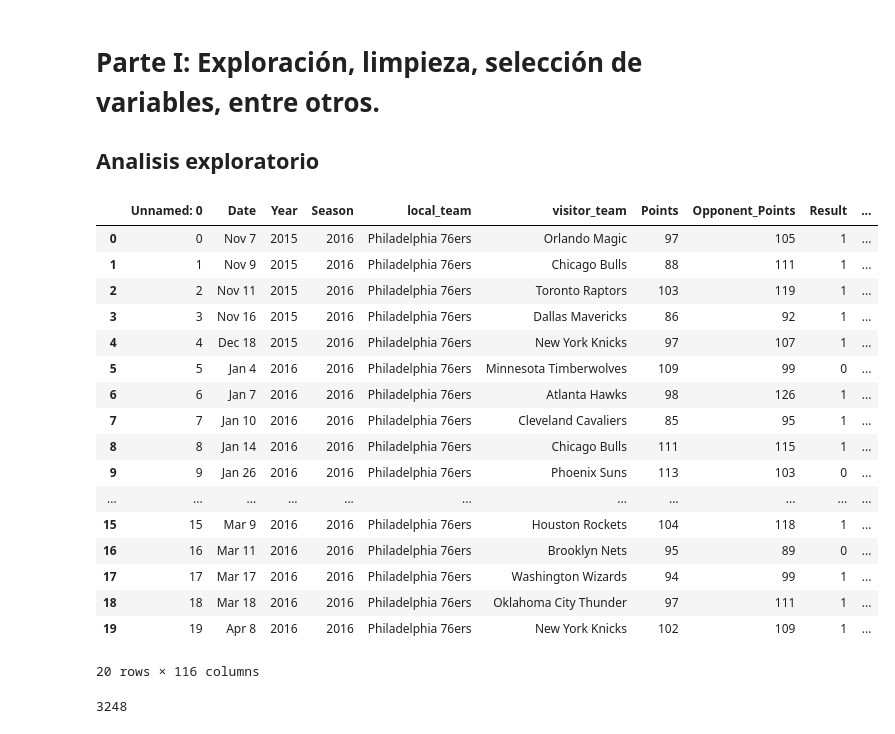
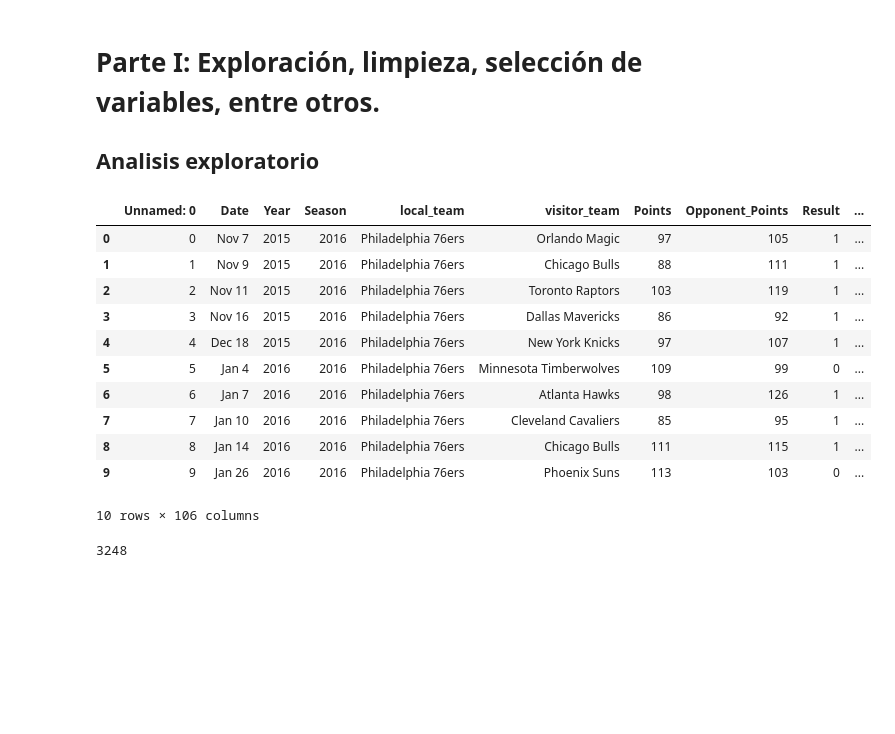
Before and after one commit to bryanDSousa/NBA-game-prediction, a Jupyter notebook: Modelo partidos/partidos_notebook_MODELO_FINAL.ipynb, the cells around one changed output. Drawn from its saved outputs; the diff is of its cells as text; code cells hidden in the pictures; blank space fills up the shorter version.

```diff
--- a/Modelo partidos/partidos_notebook_MODELO_FINAL.ipynb
+++ b/Modelo partidos/partidos_notebook_MODELO_FINAL.ipynb
@@ -69,27 +69,21 @@ Populating the interactive namespace from numpy and matplotlib
 # Parte I: Exploración, limpieza, selección de variables, entre otros.
 ## Analisis exploratorio
 # %%
-data = pd.read_csv('../Nuevas_variables/v5/input_extendidov5.csv')
-data.head(20)
+data = pd.read_csv('../Nuevas_variables/v3/input_extendidov3.csv')
+data.head(10)
 # %% [output]
 |  | Unnamed: 0 | Date | Year | Season | local_team | visitor_team | Points | Opponent_Points | Result | ... |
 | 0 | 0 | Nov 7 | 2015 | 2016 | Philadelphia 76ers | Orlando Magic | 97 | 105 | 1 | ... |
 | 1 | 1 | Nov 9 | 2015 | 2016 | Philadelphia 76ers | Chicago Bulls | 88 | 111 | 1 | ... |
 | 2 | 2 | Nov 11 | 2015 | 2016 | Philadelphia 76ers | Toronto Raptors | 103 | 119 | 1 | ... |
 | 3 | 3 | Nov 16 | 2015 | 2016 | Philadelphia 76ers | Dallas Mavericks | 86 | 92 | 1 | ... |
 | 4 | 4 | Dec 18 | 2015 | 2016 | Philadelphia 76ers | New York Knicks | 97 | 107 | 1 | ... |
 | 5 | 5 | Jan 4 | 2016 | 2016 | Philadelphia 76ers | Minnesota Timberwolves | 109 | 99 | 0 | ... |
 | 6 | 6 | Jan 7 | 2016 | 2016 | Philadelphia 76ers | Atlanta Hawks | 98 | 126 | 1 | ... |
 | 7 | 7 | Jan 10 | 2016 | 2016 | Philadelphia 76ers | Cleveland Cavaliers | 85 | 95 | 1 | ... |
 | 8 | 8 | Jan 14 | 2016 | 2016 | Philadelphia 76ers | Chicago Bulls | 111 | 115 | 1 | ... |
 | 9 | 9 | Jan 26 | 2016 | 2016 | Philadelphia 76ers | Phoenix Suns | 113 | 103 | 0 | ... |
-| ... | ... | ... | ... | ... | ... | ... | ... | ... | ... | ... |
-| 15 | 15 | Mar 9 | 2016 | 2016 | Philadelphia 76ers | Houston Rockets | 104 | 118 | 1 | ... |
-| 16 | 16 | Mar 11 | 2016 | 2016 | Philadelphia 76ers | Brooklyn Nets | 95 | 89 | 0 | ... |
-| 17 | 17 | Mar 17 | 2016 | 2016 | Philadelphia 76ers | Washington Wizards | 94 | 99 | 1 | ... |
-| 18 | 18 | Mar 18 | 2016 | 2016 | Philadelphia 76ers | Oklahoma City Thunder | 97 | 111 | 1 | ... |
-| 19 | 19 | Apr 8 | 2016 | 2016 | Philadelphia 76ers | New York Knicks | 102 | 109 | 1 | ... |
-20 rows × 116 columns
+10 rows × 106 columns
 # %%
 len(data)
 # %% [output]
```
Also changed, not shown: parts of 42 cells of this notebook.
